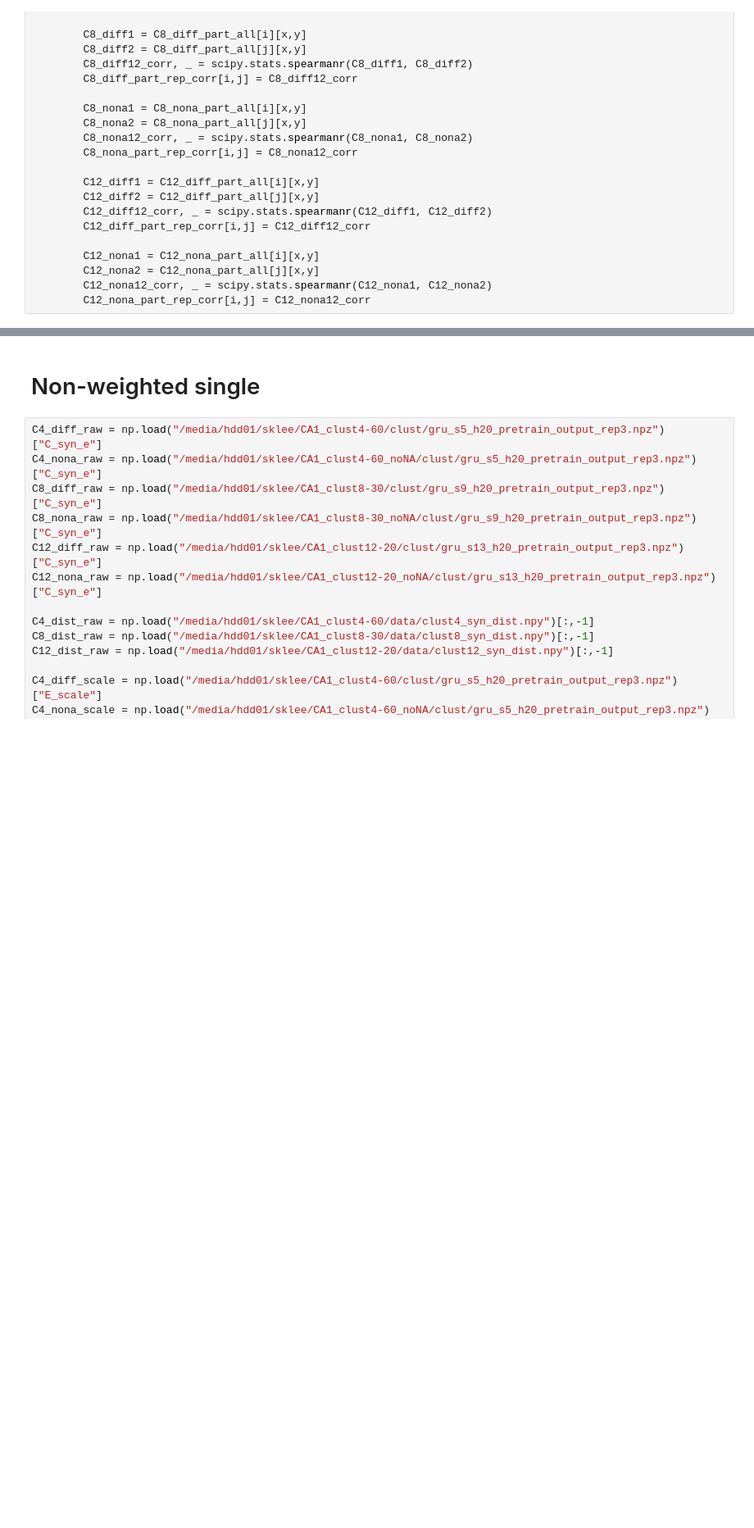
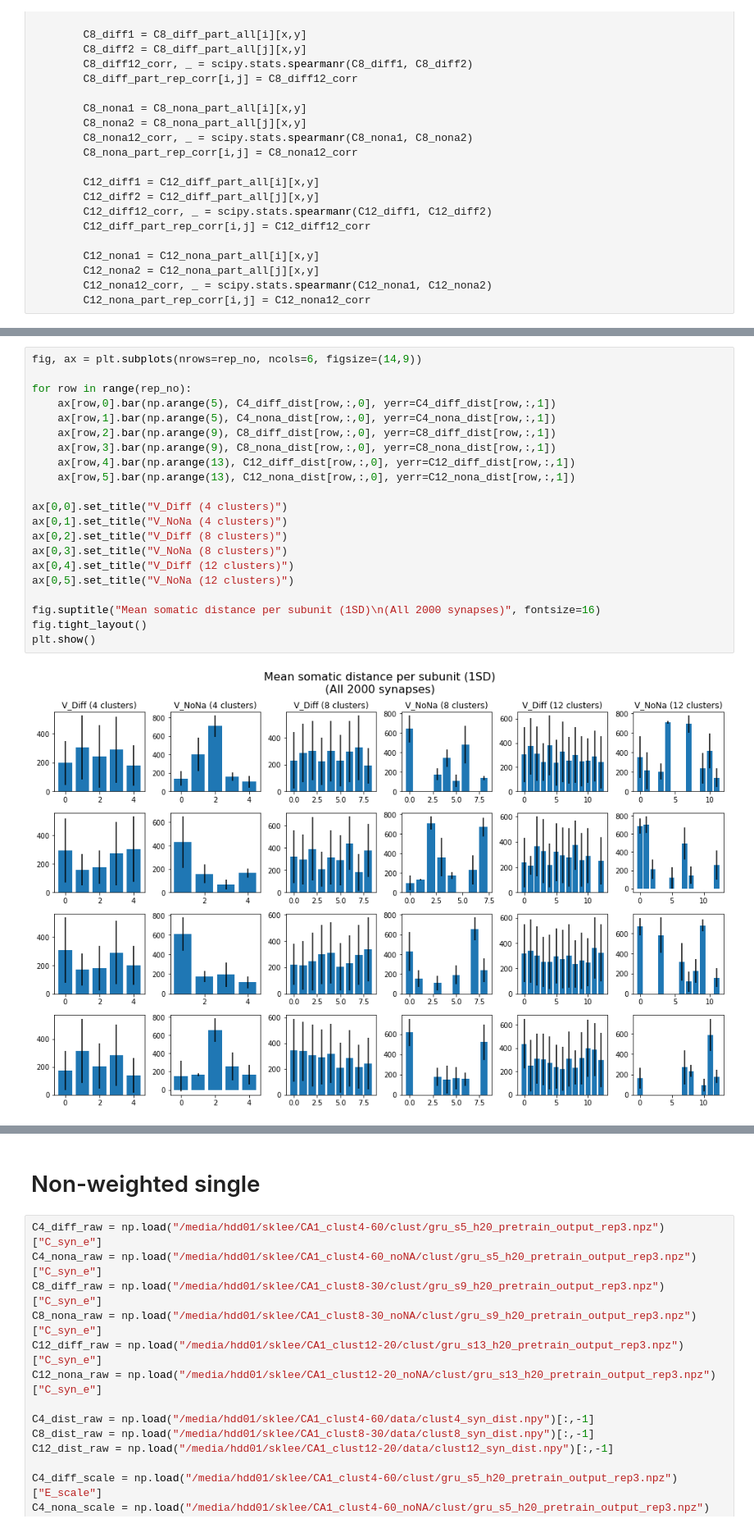
Before and after one commit to yjkimnada/dendrite, a Jupyter notebook: clust_rsa.ipynb, the cells around one changed output, grey strips where cells are left out. Shown at 82% size. Saved outputs shown, nothing was run; the diff lists cells and outputs as text; blank space fills up the shorter version.

```diff
--- a/clust_rsa.ipynb
+++ b/clust_rsa.ipynb
@@ -416 +498,24 @@ Biophysical dist. vs. V_nona learned (12 clusters): 0.4386498934674658
+# %%
+fig, ax = plt.subplots(nrows=rep_no, ncols=6, figsize=(14,9))
+
+for row in range(rep_no):
+    ax[row,0].bar(np.arange(5), C4_diff_dist[row,:,0], yerr=C4_diff_dist[row,:,1])
+    ax[row,1].bar(np.arange(5), C4_nona_dist[row,:,0], yerr=C4_nona_dist[row,:,1])
+    ax[row,2].bar(np.arange(9), C8_diff_dist[row,:,0], yerr=C8_diff_dist[row,:,1])
+    ax[row,3].bar(np.arange(9), C8_nona_dist[row,:,0], yerr=C8_nona_dist[row,:,1])
+    ax[row,4].bar(np.arange(13), C12_diff_dist[row,:,0], yerr=C12_diff_dist[row,:,1])
+    ax[row,5].bar(np.arange(13), C12_nona_dist[row,:,0], yerr=C12_nona_dist[row,:,1])
+
+ax[0,0].set_title("V_Diff (4 clusters)")
+ax[0,1].set_title("V_NoNa (4 clusters)")
+ax[0,2].set_title("V_Diff (8 clusters)")
+ax[0,3].set_title("V_NoNa (8 clusters)")
+ax[0,4].set_title("V_Diff (12 clusters)")
+ax[0,5].set_title("V_NoNa (12 clusters)")
+
+fig.suptitle("Mean somatic distance per subunit (1SD)\n(All 2000 synapses)", fontsize=16)
+fig.tight_layout()
+plt.show()
+# %% [output]
+[figure, added]
 # %%
```
Also changed, not shown: parts of 11 cells of this notebook.
